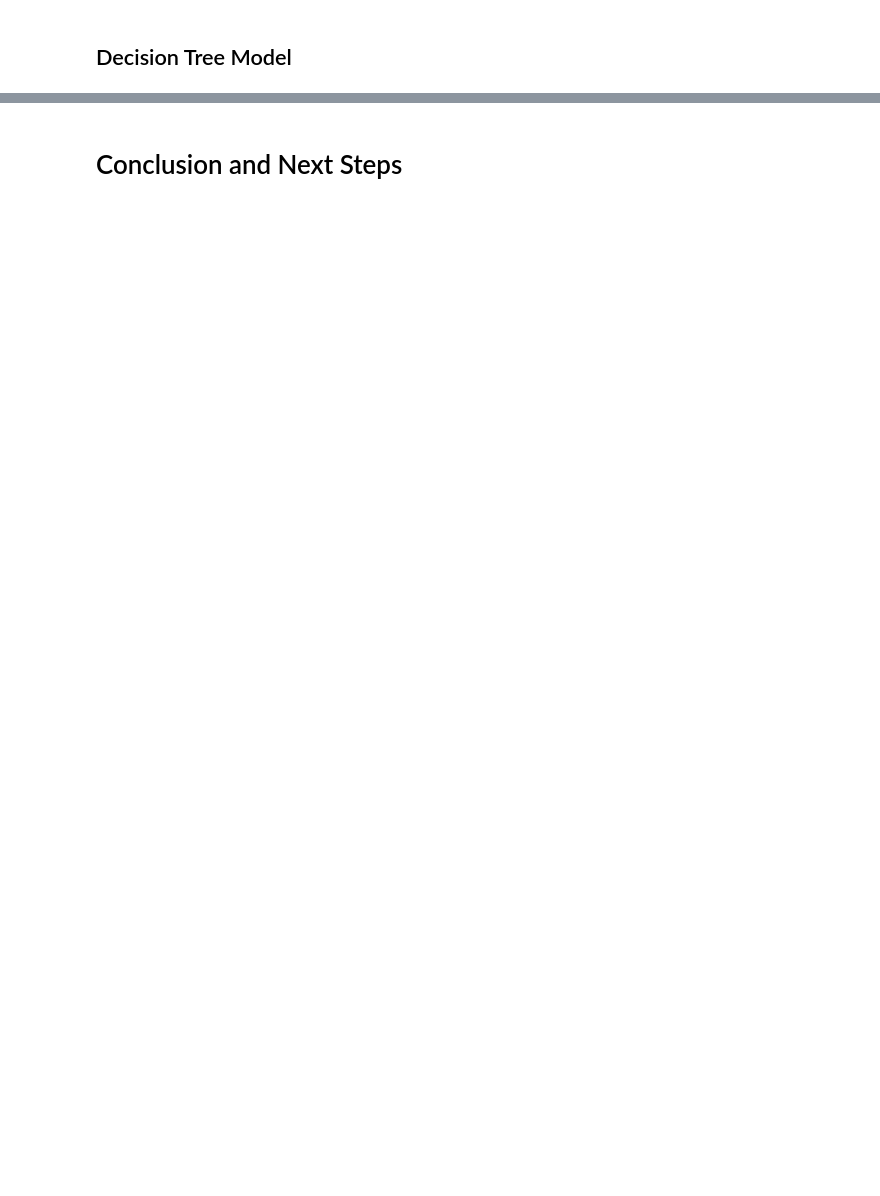
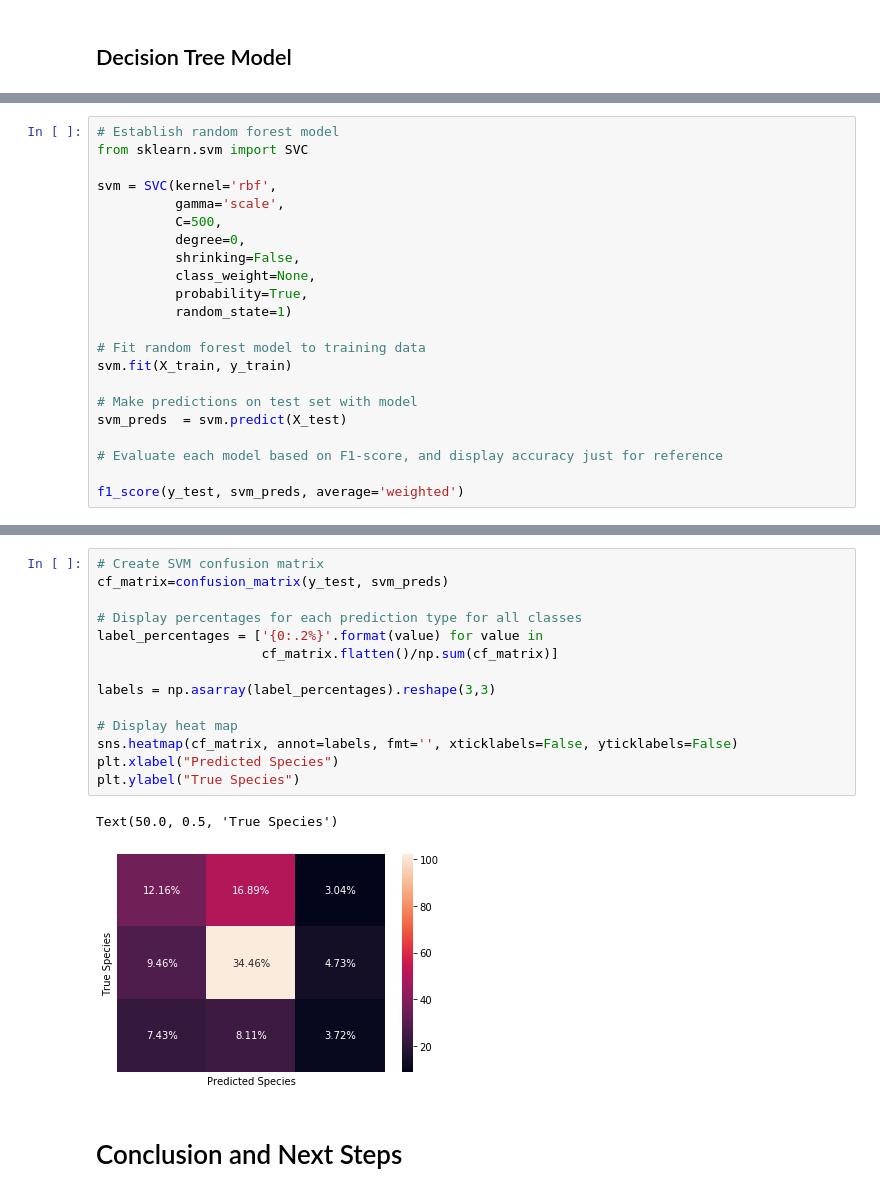
Before and after one commit to benspils/BirdBible, a Jupyter notebook: BirdBible.ipynb, the cells around one changed output, grey strips where cells are left out. Cells and saved outputs as stored; diff of their text form; blank space fills up the shorter version.

```diff
--- a/BirdBible.ipynb
+++ b/BirdBible.ipynb
@@ -575,0 +795,22 @@ nn_acc
+# %%
+# Establish random forest model
+from sklearn.svm import SVC
+
+svm = SVC(kernel='rbf',
+          gamma='scale',
+          C=500,
+          degree=0,
+          shrinking=False,
+          class_weight=None,
+          probability=True,
+          random_state=1)
+
+# Fit random forest model to training data
+svm.fit(X_train, y_train)
+
+# Make predictions on test set with model
+svm_preds  = svm.predict(X_test)
+
+# Evaluate each model based on F1-score, and display accuracy just for reference
+
+f1_score(y_test, svm_preds, average='weighted')
@@ -576,3 +862,20 @@ nn_acc
+# %%
+# Create SVM confusion matrix
+cf_matrix=confusion_matrix(y_test, svm_preds)
+
+# Display percentages for each prediction type for all classes
+label_percentages = ['{0:.2%}'.format(value) for value in
+                     cf_matrix.flatten()/np.sum(cf_matrix)]
+
+labels = np.asarray(label_percentages).reshape(3,3)
+
+# Display heat map
+sns.heatmap(cf_matrix, annot=labels, fmt='', xticklabels=False, yticklabels=False)
+plt.xlabel("Predicted Species")
+plt.ylabel("True Species")
+# %% [output]
+Text(50.0, 0.5, 'True Species')
+[figure, added]
 # %% [markdown]
 # Conclusion and Next Steps
 # %% [markdown]
```
Also changed, not shown: parts of 70 cells of this notebook, 8 other files.
